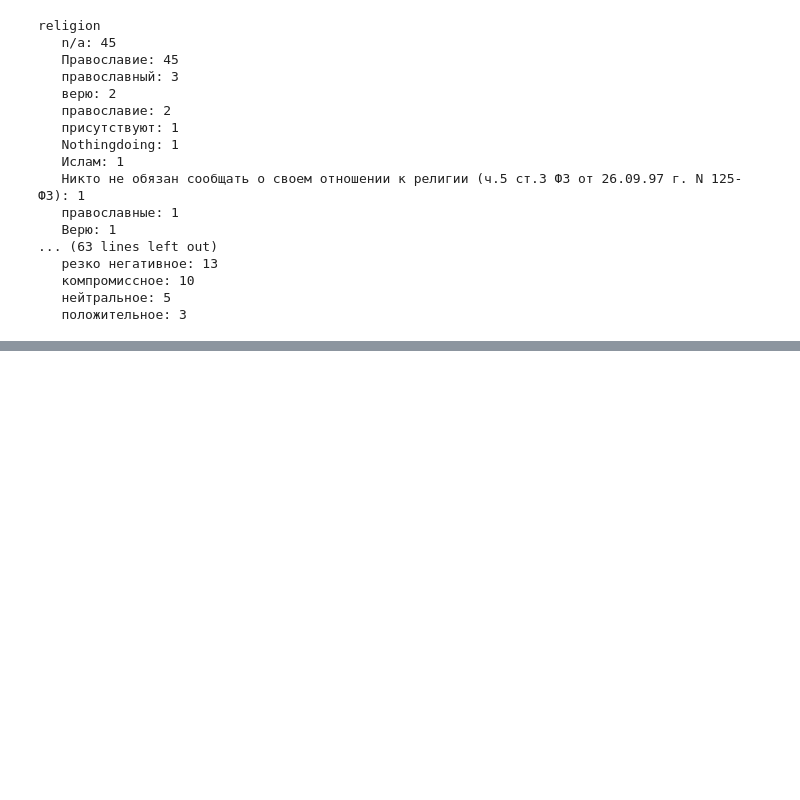
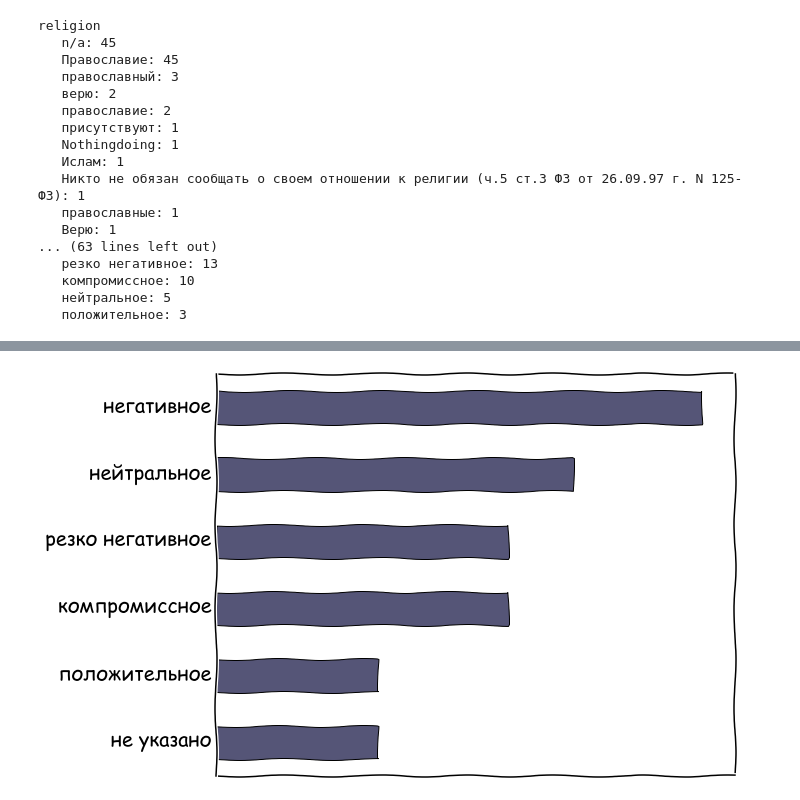
Before and after one commit to alwx/police-analytics, a Jupyter notebook: Interests analysis.ipynb, the cells around one changed output, grey strips where cells are left out. Drawn from its saved outputs; the diff is of its cells as text; code cells hidden in the pictures; blank space fills up the shorter version.

```diff
--- a/Interests analysis.ipynb
+++ b/Interests analysis.ipynb
@@ -113,0 +199,6 @@ religion
+# %%
+%matplotlib inline
+
+make_plot('alcohol')
+# %% [output]
+[figure, added]
```
Also changed, not shown: parts of 6 cells of this notebook, 3 other files.
